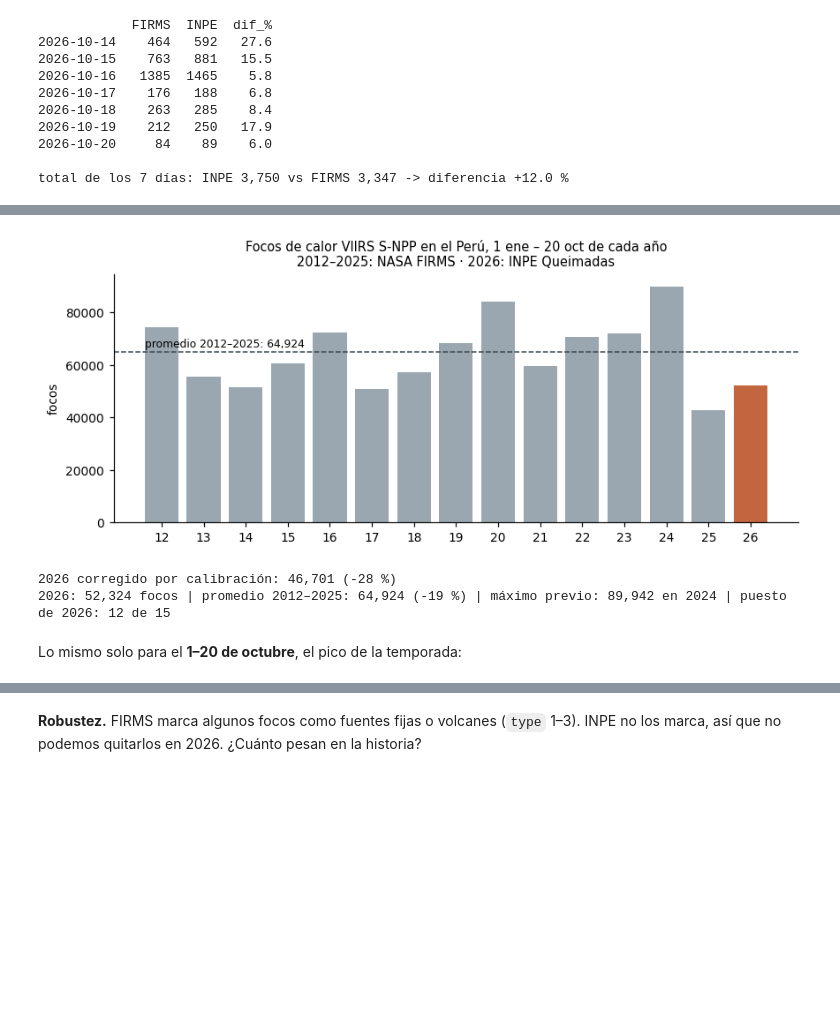
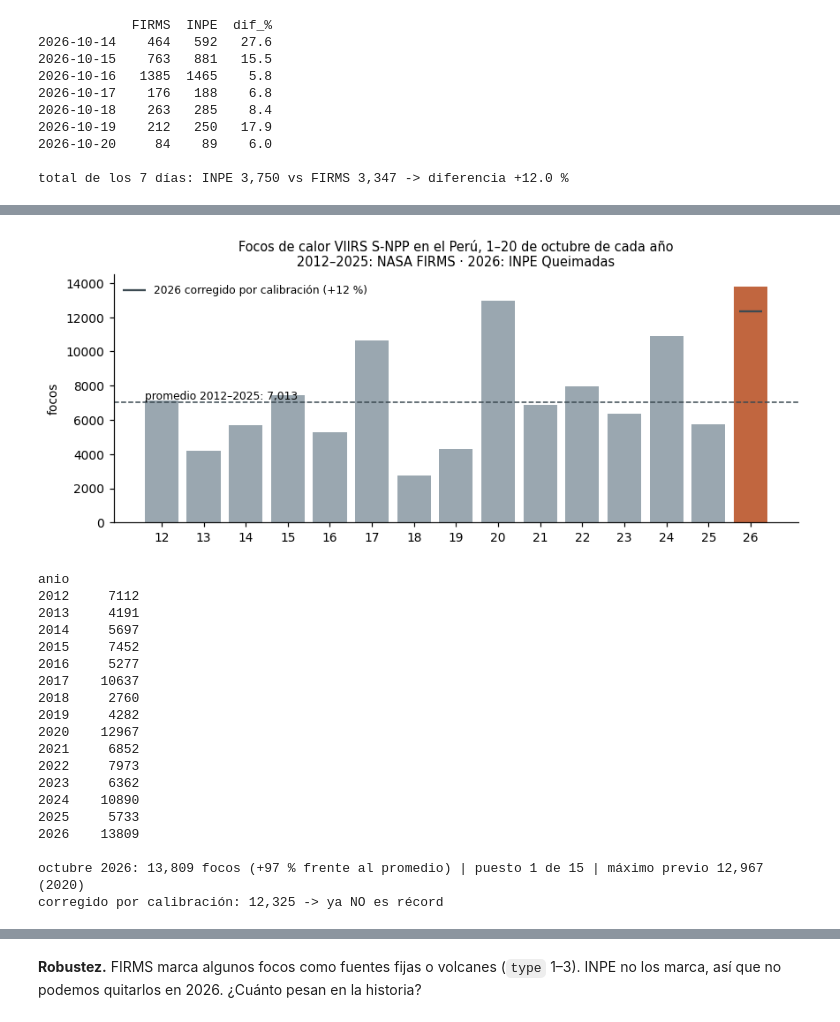
Before and after one commit to haradaoyakawahideki/Python, a Jupyter notebook: Ejercicio/incendios_2026.ipynb, the cells around one changed output, grey strips where cells are left out. Drawn from its saved outputs; the diff is of its cells as text; code cells hidden in the pictures; blank space fills up the shorter version.

Commit message:
Ejercicio: comparar 1-20 de octubre año a año y cada distrito contra su propia historia
Co-Authored-By: Claude Opus 5.5 <noreply@anthropic.com>

```diff
--- a/Ejercicio/incendios_2026.ipynb
+++ b/Ejercicio/incendios_2026.ipynb
@@ -90,32 +93,53 @@ total de los 7 días: INPE 3,750 vs FIRMS 3,347 -> diferencia +12.0 %
 # %%
-ventana = focos[focos.fecha.str[5:] <= CORTE]
-por_anio = ventana.groupby("anio").size()
-historia = por_anio.loc[2012:2025]
-
-fig, ax = plt.subplots(figsize=(8, 3.4))
-colores = ["#c1663f" if a == 2026 else "#9aa7b0" for a in por_anio.index]
-ax.bar(por_anio.index, por_anio.values, color=colores)
-ax.axhline(historia.mean(), color="#3c4a52", lw=1, ls="--")
-ax.text(2011.6, historia.mean() * 1.03, f"promedio 2012–2025: {historia.mean():,.0f}", fontsize=8)
-ax.set_title("Focos de calor VIIRS S-NPP en el Perú, 1 ene – 20 oct de cada año\n"
-             "2012–2025: NASA FIRMS · 2026: INPE Queimadas", fontsize=9.5)
-ax.set_ylabel("focos")
-ax.set_xticks(por_anio.index, [str(a)[2:] for a in por_anio.index])
-plt.tight_layout()
-plt.savefig(f"{FIG}/focos_por_anio.png", bbox_inches="tight")
-plt.show()
+octubre = focos[(focos.fecha.str[5:7] == "10") & (focos.fecha.str[8:] <= CORTE[3:])].copy()
+oct_anio = octubre.groupby("anio").size()
+historia = oct_anio.loc[2012:2025]
 
 # INPE cuenta más que FIRMS (sección 2): versión de 2026 corregida por esa diferencia
 factor = 1 + total_dif / 100
-corr_2026 = por_anio[2026] / factor
-rk = por_anio.rank(ascending=False).astype(int)
-print(f"2026 corregido por calibración: {corr_2026:,.0f} ({100 * (corr_2026 / historia.mean() - 1):+.0f} %)")
-print(f"2026: {por_anio[2026]:,} focos | promedio 2012–2025: {historia.mean():,.0f} "
-      f"({100 * (por_anio[2026] / historia.mean() - 1):+.0f} %) | "
-      f"máximo previo: {historia.max():,} en {historia.idxmax()} | puesto de 2026: {rk[2026]} de {len(rk)}")
+oct_corr = oct_anio[2026] / factor
+rk = oct_anio.rank(ascending=False).astype(int)
+
+fig, ax = plt.subplots(figsize=(8, 3.4))
+colores = ["#c1663f" if a == 2026 else "#9aa7b0" for a in oct_anio.index]
+ax.bar(oct_anio.index, oct_anio.values, color=colores)
+ax.scatter([2026], [oct_corr], marker="_", s=300, color="#3c4a52", zorder=3,
+           label=f"2026 corregido por calibración ({total_dif:+.0f} %)")
+ax.axhline(historia.mean(), color="#3c4a52", lw=1, ls="--")
+ax.text(2011.6, historia.mean() * 1.03, f"promedio 2012–2025: {historia.mean():,.0f}", fontsize=8)
+ax.set_title("Focos de calor VIIRS S-NPP en el Perú, 1–20 de octubre de cada año\n"
+             "2012–2025: NASA FIRMS · 2026: INPE Queimadas", fontsize=9.5)
+ax.set_ylabel("focos")
+ax.set_xticks(oct_anio.index, [str(a)[2:] for a in oct_anio.index])
+ax.legend(frameon=False, fontsize=8, loc="upper left")
+plt.tight_layout()
+plt.savefig(f"{FIG}/focos_octubre_por_anio.png", bbox_inches="tight")
+plt.show()
+
+print(oct_anio.to_string())
+print(f"\noctubre 2026: {oct_anio[2026]:,} focos ({100 * (oct_anio[2026] / historia.mean() - 1):+.0f} % "
+      f"frente al promedio) | puesto {rk[2026]} de {len(rk)} | máximo previo {historia.max():,} "
+      f"({historia.idxmax()})")
+print(f"corregido por calibración: {oct_corr:,.0f} -> "
+      f"{'sigue' if oct_corr > historia.max() else 'ya NO es'} récord")
 # %% [output]
-[figure, old version]
+[figure, new version]
-2026 corregido por calibración: 46,701 (-28 %)
-2026: 52,324 focos | promedio 2012–2025: 64,924 (-19 %) | máximo previo: 89,942 en 2024 | puesto de 2026: 12 de 15
+anio
+2012     7112
+2013     4191
+2014     5697
+2015     7452
+2016     5277
+2017    10637
+2018     2760
+2019     4282
+2020    12967
+2021     6852
+2022     7973
+2023     6362
+2024    10890
+2025     5733
+2026    13809
+
+octubre 2026: 13,809 focos (+97 % frente al promedio) | puesto 1 de 15 | máximo previo 12,967 (2020)
+corregido por calibración: 12,325 -> ya NO es récord
-# %% [markdown]
-Lo mismo solo para el **1–20 de octubre**, el pico de la temporada:
```
Also changed, not shown: parts of 12 cells of this notebook, 7 other files.
